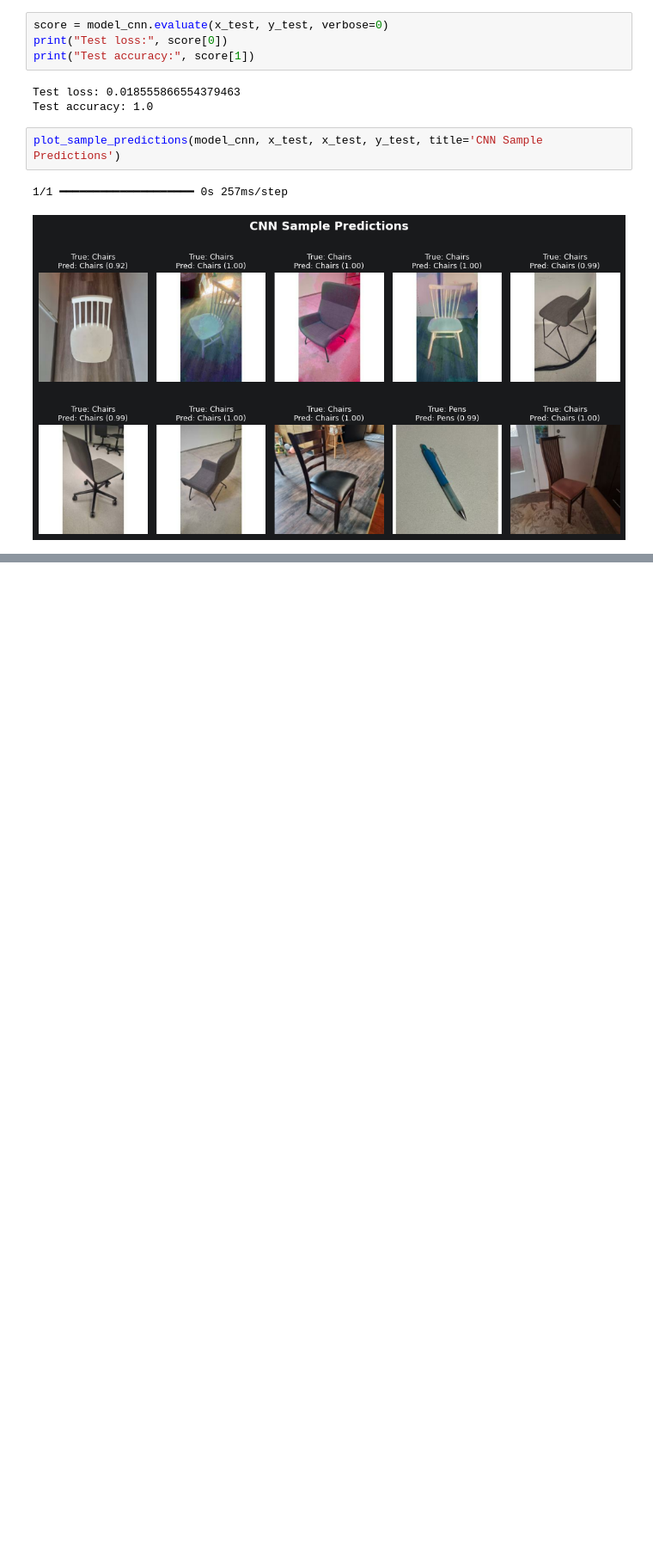
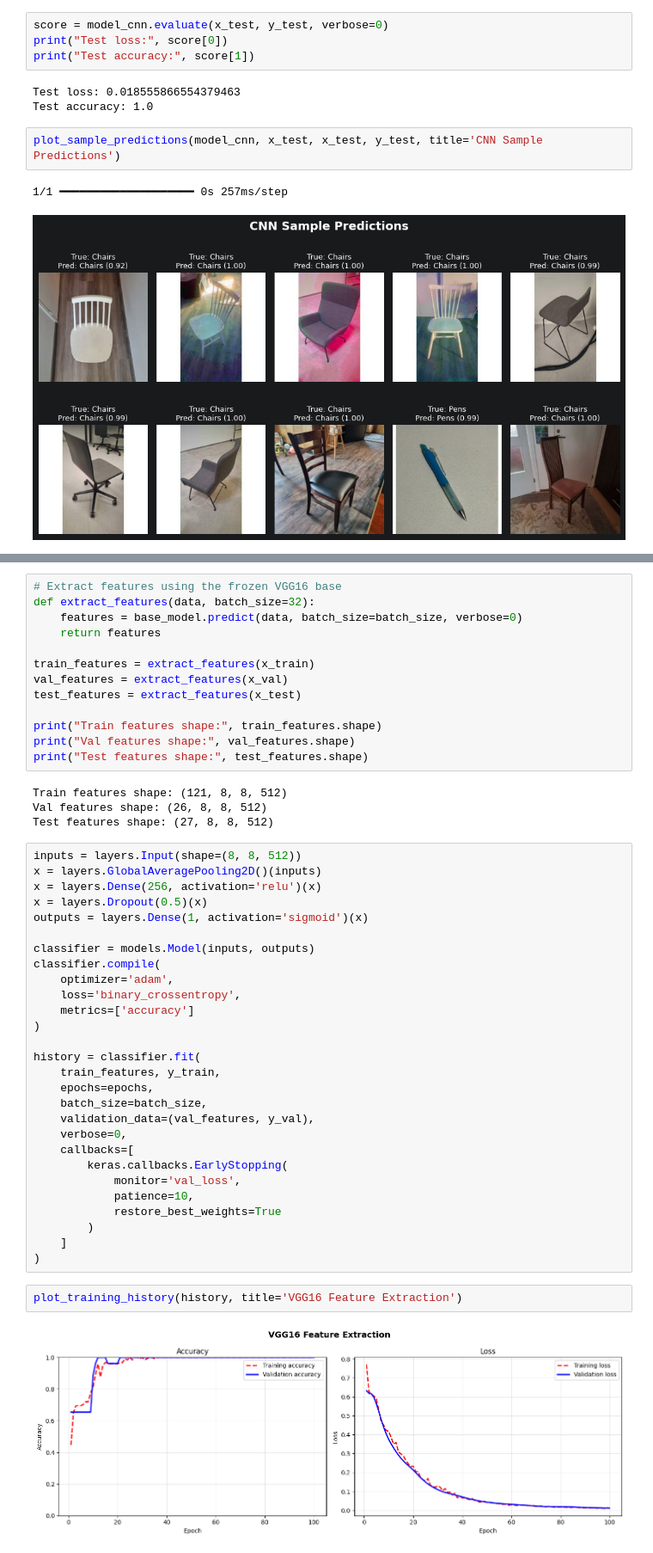
Before and after one commit to janneesa/MetropoliaNeuralNetworkProject, a Jupyter notebook: 2_/CNN_vs_VGG16.ipynb, the cells around one changed output, grey strips where cells are left out. Shown at 86% size. Drawn from its saved outputs; the diff is of its cells as text; blank space fills up the shorter version.

```diff
--- a/2_/CNN_vs_VGG16.ipynb
+++ b/2_/CNN_vs_VGG16.ipynb
@@ -251,0 +261,49 @@ plot_sample_predictions(model_cnn, x_test, x_test, y_test, title='CNN Sample Pre
+# %%
+# Extract features using the frozen VGG16 base
+def extract_features(data, batch_size=32):
+    features = base_model.predict(data, batch_size=batch_size, verbose=0)
+    return features
+
+train_features = extract_features(x_train)
+val_features = extract_features(x_val)
+test_features = extract_features(x_test)
+
+print("Train features shape:", train_features.shape)
+print("Val features shape:", val_features.shape)
+print("Test features shape:", test_features.shape)
+# %% [output]
+Train features shape: (121, 8, 8, 512)
+Val features shape: (26, 8, 8, 512)
+Test features shape: (27, 8, 8, 512)
+# %%
+inputs = layers.Input(shape=(8, 8, 512))
+x = layers.GlobalAveragePooling2D()(inputs)
+x = layers.Dense(256, activation='relu')(x)
+x = layers.Dropout(0.5)(x)
+outputs = layers.Dense(1, activation='sigmoid')(x)
+
+classifier = models.Model(inputs, outputs)
+classifier.compile(
+    optimizer='adam',
+    loss='binary_crossentropy',
+    metrics=['accuracy']
+)
+
+history = classifier.fit(
+    train_features, y_train,
+    epochs=epochs,
+    batch_size=batch_size,
+    validation_data=(val_features, y_val),
+    verbose=0,
+    callbacks=[
+        keras.callbacks.EarlyStopping(
+            monitor='val_loss',
+            patience=10,
+            restore_best_weights=True
+        )
+    ]
+)
+# %%
+plot_training_history(history, title='VGG16 Feature Extraction')
+# %% [output]
+[figure, added]
```
Also changed, not shown: parts of 14 cells of this notebook, 1 other file.
